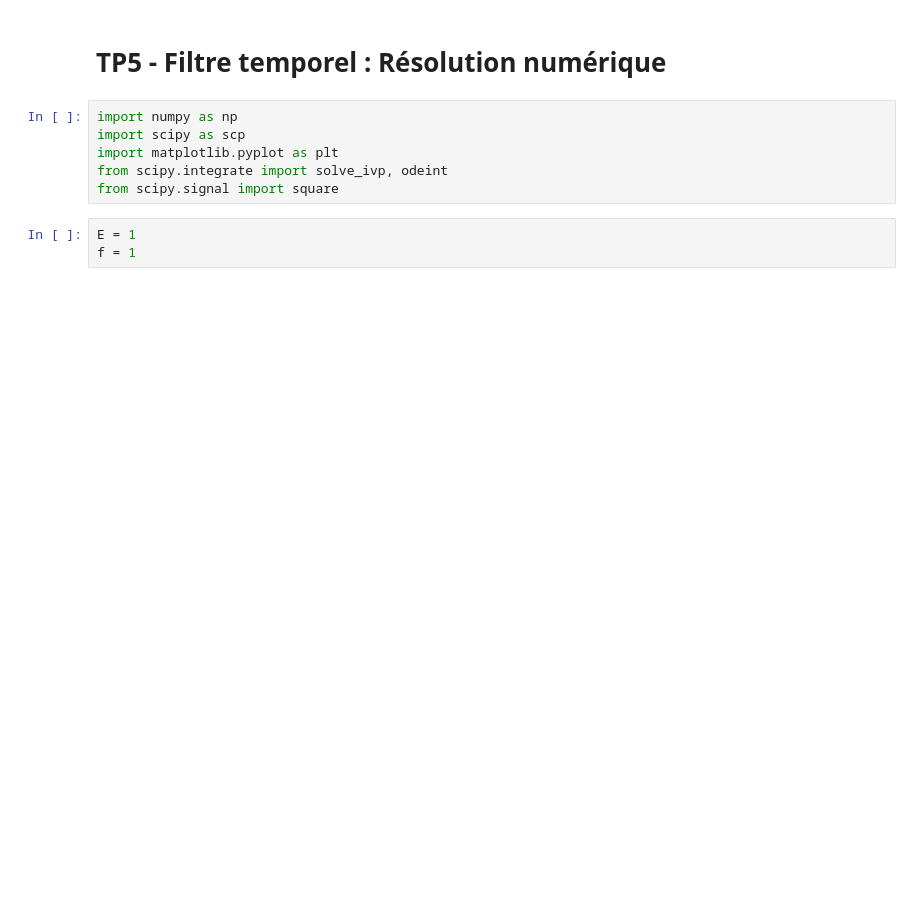
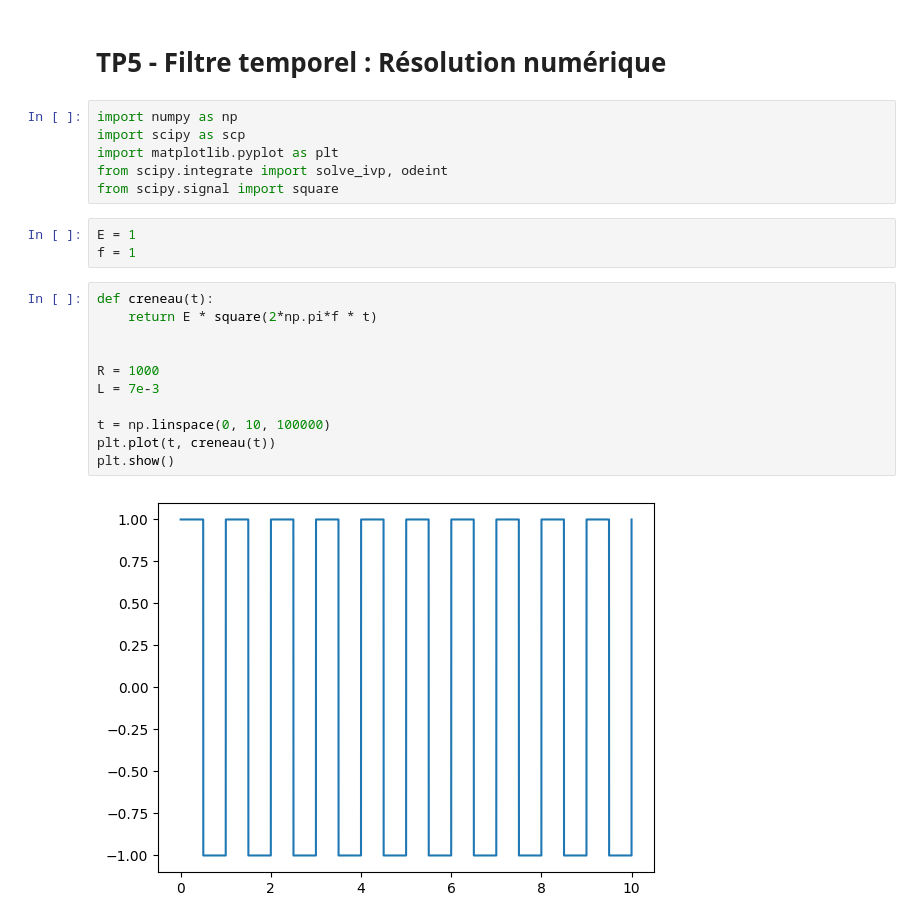
Before and after one commit to phandrieu/TPPhysiqueMPIE, a Jupyter notebook: TP5 - Filtre/TP5.ipynb, the cells around one changed output. Cells and saved outputs as stored; diff of their text form; blank space fills up the shorter version.

```diff
--- a/TP5 - Filtre/TP5.ipynb
+++ b/TP5 - Filtre/TP5.ipynb
@@ -9,6 +9,19 @@ from scipy.signal import square
 # %%
 E = 1
 f = 1
+# %%
+def creneau(t):
+    return E * square(2*np.pi*f * t)
+
+
+R = 1000
+L = 7e-3
+
+t = np.linspace(0, 10, 100000)
+plt.plot(t, creneau(t))
+plt.show()
+# %% [output]
+[figure, added]
 # %%
 def resolution_scp(a, e, y0, t0, tf):
     """Renvoie la solution de l'équation y' + ay = e(t), y(0) = y_0 sur [t0, tf]"""
```
Also changed, not shown: parts of 3 cells of this notebook.
